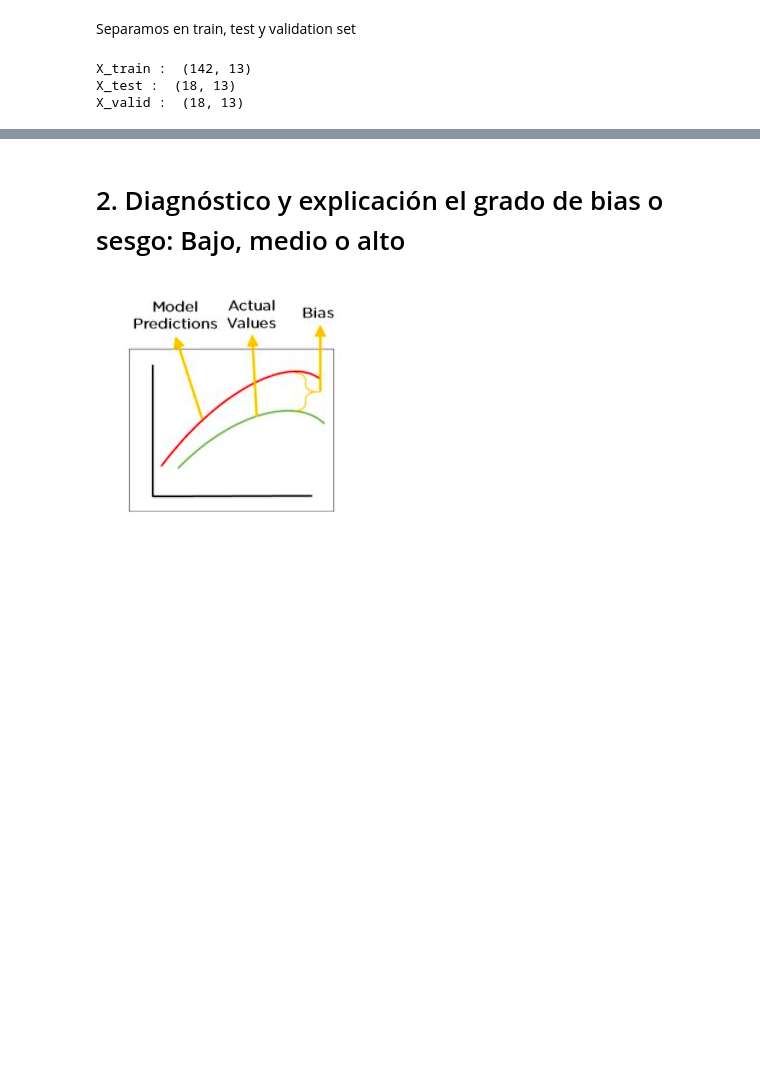
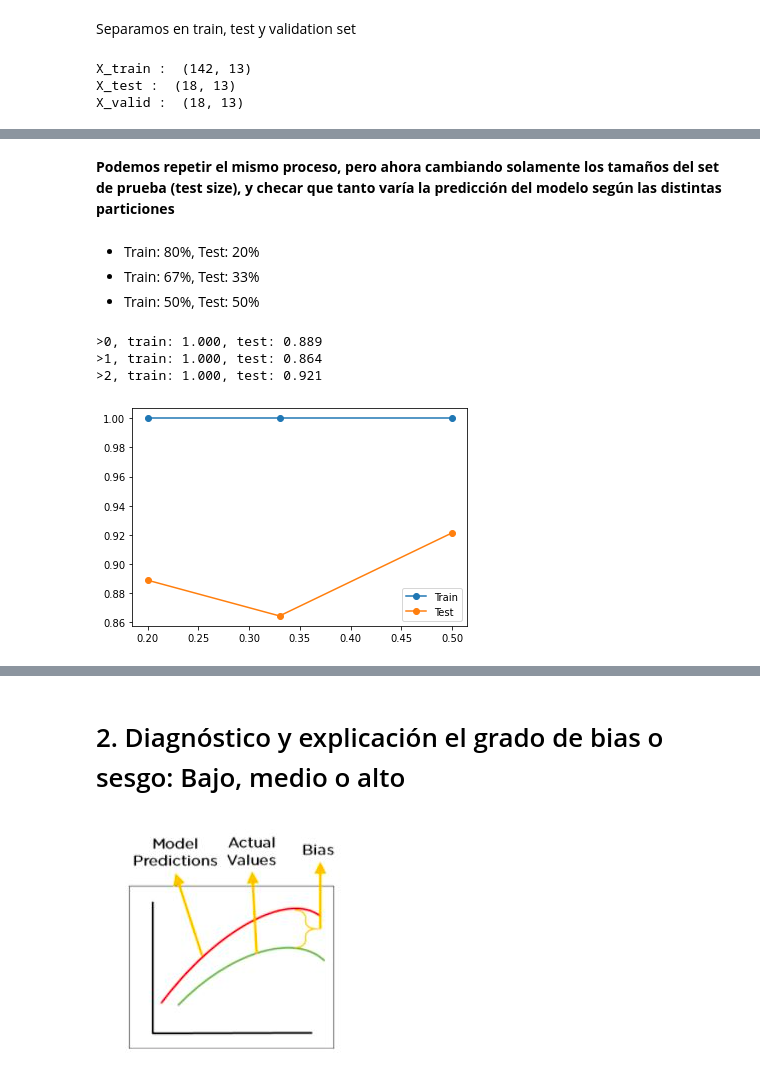
Before and after one commit to marycarmenvv/Modulo2_AnalisisYReporte_A00828570, a Jupyter notebook: Modulo2_AnalisisYReporte_A00828570.ipynb, the cells around one changed output, grey strips where cells are left out. Saved outputs shown, nothing was run; the diff lists cells and outputs as text; code cells hidden in the pictures; blank space fills up the shorter version.

```diff
--- a/Modulo2_AnalisisYReporte_A00828570.ipynb
+++ b/Modulo2_AnalisisYReporte_A00828570.ipynb
@@ -178,0 +246,47 @@ Decreasing the Bias will increase the Variance**
+# %% [markdown]
+**Podemos repetir el mismo proceso, pero ahora cambiando solamente los tamaños del set de prueba (test size), y checar que tanto varía la predicción del modelo según las distintas particiones**
+# %% [markdown]
+* Train: 80%, Test: 20%
+* Train: 67%, Test: 33%
+* Train: 50%, Test: 50%
+# %%
+# evaluate decision tree performance on train and test sets with different tree depths
+from sklearn.metrics import accuracy_score
+from sklearn.tree import DecisionTreeClassifier
+from matplotlib import pyplot
+
+test_sizes = [0.2, 0.33, 0.5]
+
+# define lists to collect scores
+train_scores, test_scores = list(), list()
+# define the tree depths to evaluate
+values = [i for i in range(len(test_sizes))]
+# evaluate a decision tree for each depth
+for i in range(len(values)):
+	# configure the model
+
+  X_train, X_test, y_train, y_test = train_test_split(df_x, df_y, test_size=test_sizes[i])
+
+  model = DecisionTreeClassifier(criterion = 'gini')
+	# fit model on the training dataset
+  model.fit(X_train, y_train)
+	# evaluate on the train dataset
+  train_yhat = model.predict(X_train)
+  train_acc = accuracy_score(y_train, train_yhat)
+  train_scores.append(train_acc)
+	# evaluate on the test dataset
+  test_yhat = model.predict(X_test)
+  test_acc = accuracy_score(y_test, test_yhat)
+  test_scores.append(test_acc)
+	# summarize progress
+  print('>%d, train: %.3f, test: %.3f' % (i, train_acc, test_acc))
+# plot of train and test scores vs tree depth
+pyplot.plot(test_sizes, train_scores, '-o', label='Train')
+pyplot.plot(test_sizes, test_scores, '-o', label='Test')
+pyplot.legend()
+pyplot.show()
+# %% [output]
+>0, train: 1.000, test: 0.889
+>1, train: 1.000, test: 0.864
+>2, train: 1.000, test: 0.921
+[figure, added]
```
Also changed, not shown: parts of 29 cells of this notebook.
